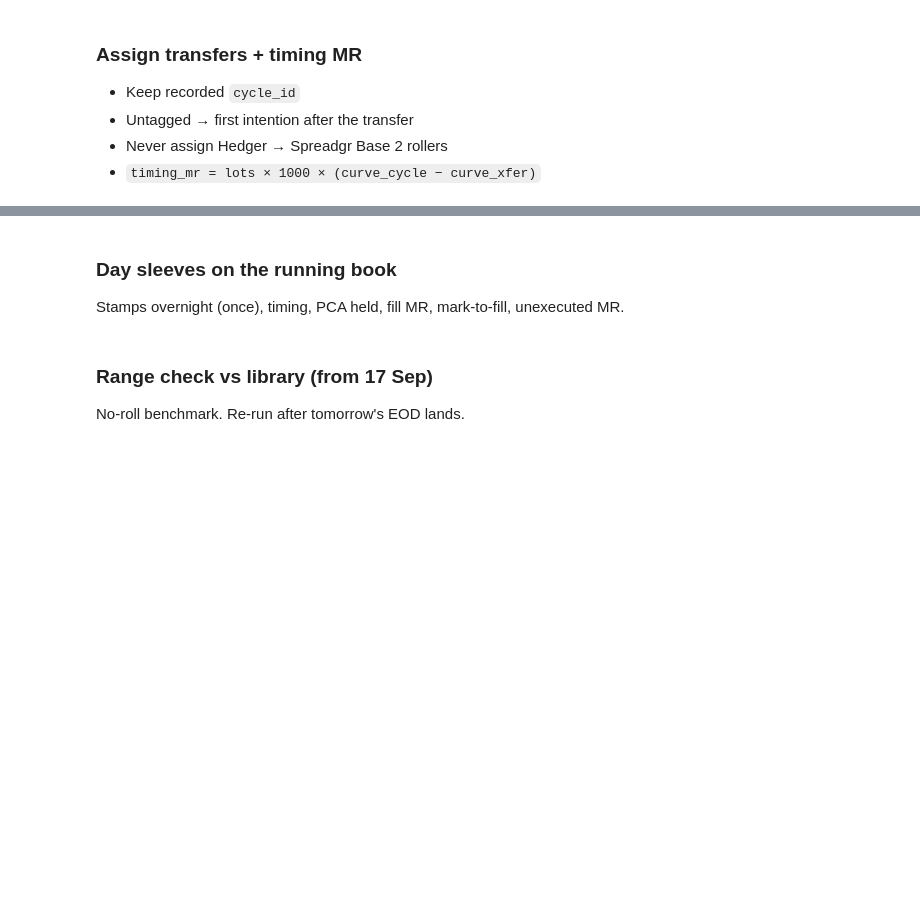
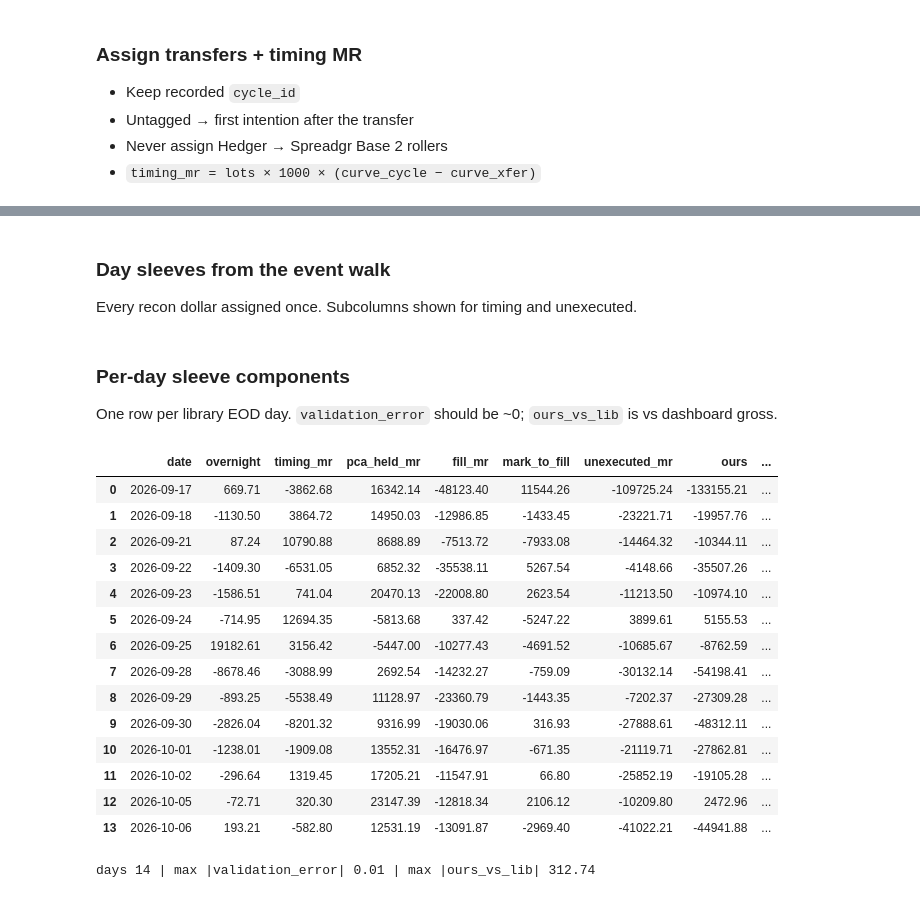
Before and after one commit to jainapek/pnl_attribution, a Jupyter notebook: src/v2/first_attempt.ipynb, the cells around one changed output, grey strips where cells are left out. Saved outputs shown, nothing was run; the diff lists cells and outputs as text; code cells hidden in the pictures; blank space fills up the shorter version.

```diff
--- a/src/v2/first_attempt.ipynb
+++ b/src/v2/first_attempt.ipynb
@@ -25,13 +26,16 @@ from scripts.sleeve_attribution import (
     assign_transfers_to_cycles,
     attribute_day_sleeves,
     attribute_range_vs_library,
+    attribute_range_by_cycle,
     compute_timing_mr,
 )
 
 client = get_ch_client()
 BOOK = 'Hedger Spreads'
-DAY = date(2026, 10, 5)
-START = date(2026, 9, 17)
+DAY = date(2026, 10, 6)           # single-day cells
+RANGE_START = date(2026, 9, 17)   # per-day component table
+RANGE_END = DAY                  # or date.today()
 
 print('books =', len(CONFIG.book_names))
-print('book =', BOOK, '| day =', DAY, '| range from', START)
+print('book =', BOOK, '| day =', DAY)
+print('range', RANGE_START, '→', RANGE_END)
@@ -64,6 +99,6 @@ display(assigned.head(10))
 # %% [markdown]
-### Day sleeves on the running book
+### Day sleeves from the event walk
 
-Stamps overnight (once), timing, PCA held, fill MR, mark-to-fill, unexecuted MR.
+Every recon dollar assigned once. Subcolumns shown for timing and unexecuted.
 # %%
 tl_mr, totals = attribute_day_sleeves(client, DAY, BOOK, assigned)
@@ -80,11 +113,47 @@ display(tl_mr[[c for c in cols if c in tl_mr.columns]].head(20))
 # %% [markdown]
-### Range check vs library (from 17 Sep)
+### Per-day sleeve components
 
-No-roll benchmark. Re-run after tomorrow's EOD lands.
+One row per library EOD day. `validation_error` should be ~0; `ours_vs_lib` is vs dashboard gross.
 # %%
-cmp = attribute_range_vs_library(client, BOOK, START, end=DAY)
-display(cmp)
+cmp = attribute_range_vs_library(client, BOOK, RANGE_START, end=RANGE_END)
+cmp = cmp.copy()
+cmp['ours_vs_lib'] = (cmp['ours'] - cmp['library_gross']).round(2)
+
+cols = [
+    'date',
+    'overnight',
+    'timing_mr',
+    'pca_held_mr',
+    'fill_mr',
+    'mark_to_fill',
+    'unexecuted_mr',
+    'ours',
+    'event_walk_gross',
+    'library_gross',
+    'validation_error',
+    'ours_vs_lib',
+]
+view = cmp[[c for c in cols if c in cmp.columns]]
+display(view.style.format(precision=2))
+
 if not cmp.empty:
     print('days', len(cmp),
-          '| mean |diff|', round(cmp['diff'].abs().mean(), 2),
-          '| max |diff|', round(cmp['diff'].abs().max(), 2))
+          '| max |validation_error|', round(cmp['validation_error'].abs().max(), 2),
+          '| max |ours_vs_lib|', round(cmp['ours_vs_lib'].abs().max(), 2))
+# %% [output]
+|  | date | overnight | timing_mr | pca_held_mr | fill_mr | mark_to_fill | unexecuted_mr | ours | ... |
+| 0 | 2026-09-17 | 669.71 | -3862.68 | 16342.14 | -48123.40 | 11544.26 | -109725.24 | -133155.21 | ... |
+| 1 | 2026-09-18 | -1130.50 | 3864.72 | 14950.03 | -12986.85 | -1433.45 | -23221.71 | -19957.76 | ... |
+| 2 | 2026-09-21 | 87.24 | 10790.88 | 8688.89 | -7513.72 | -7933.08 | -14464.32 | -10344.11 | ... |
+| 3 | 2026-09-22 | -1409.30 | -6531.05 | 6852.32 | -35538.11 | 5267.54 | -4148.66 | -35507.26 | ... |
+| 4 | 2026-09-23 | -1586.51 | 741.04 | 20470.13 | -22008.80 | 2623.54 | -11213.50 | -10974.10 | ... |
+| 5 | 2026-09-24 | -714.95 | 12694.35 | -5813.68 | 337.42 | -5247.22 | 3899.61 | 5155.53 | ... |
+| 6 | 2026-09-25 | 19182.61 | 3156.42 | -5447.00 | -10277.43 | -4691.52 | -10685.67 | -8762.59 | ... |
+| 7 | 2026-09-28 | -8678.46 | -3088.99 | 2692.54 | -14232.27 | -759.09 | -30132.14 | -54198.41 | ... |
+| 8 | 2026-09-29 | -893.25 | -5538.49 | 11128.97 | -23360.79 | -1443.35 | -7202.37 | -27309.28 | ... |
+| 9 | 2026-09-30 | -2826.04 | -8201.32 | 9316.99 | -19030.06 | 316.93 | -27888.61 | -48312.11 | ... |
+| 10 | 2026-10-01 | -1238.01 | -1909.08 | 13552.31 | -16476.97 | -671.35 | -21119.71 | -27862.81 | ... |
+| 11 | 2026-10-02 | -296.64 | 1319.45 | 17205.21 | -11547.91 | 66.80 | -25852.19 | -19105.28 | ... |
+| 12 | 2026-10-05 | -72.71 | 320.30 | 23147.39 | -12818.34 | 2106.12 | -10209.80 | 2472.96 | ... |
+| 13 | 2026-10-06 | 193.21 | -582.80 | 12531.19 | -13091.87 | -2969.40 | -41022.21 | -44941.88 | ... |
+days 14 | max |validation_error| 0.01 | max |ours_vs_lib| 312.74
```
Also changed, not shown: parts of 8 cells of this notebook, 3 other files.
